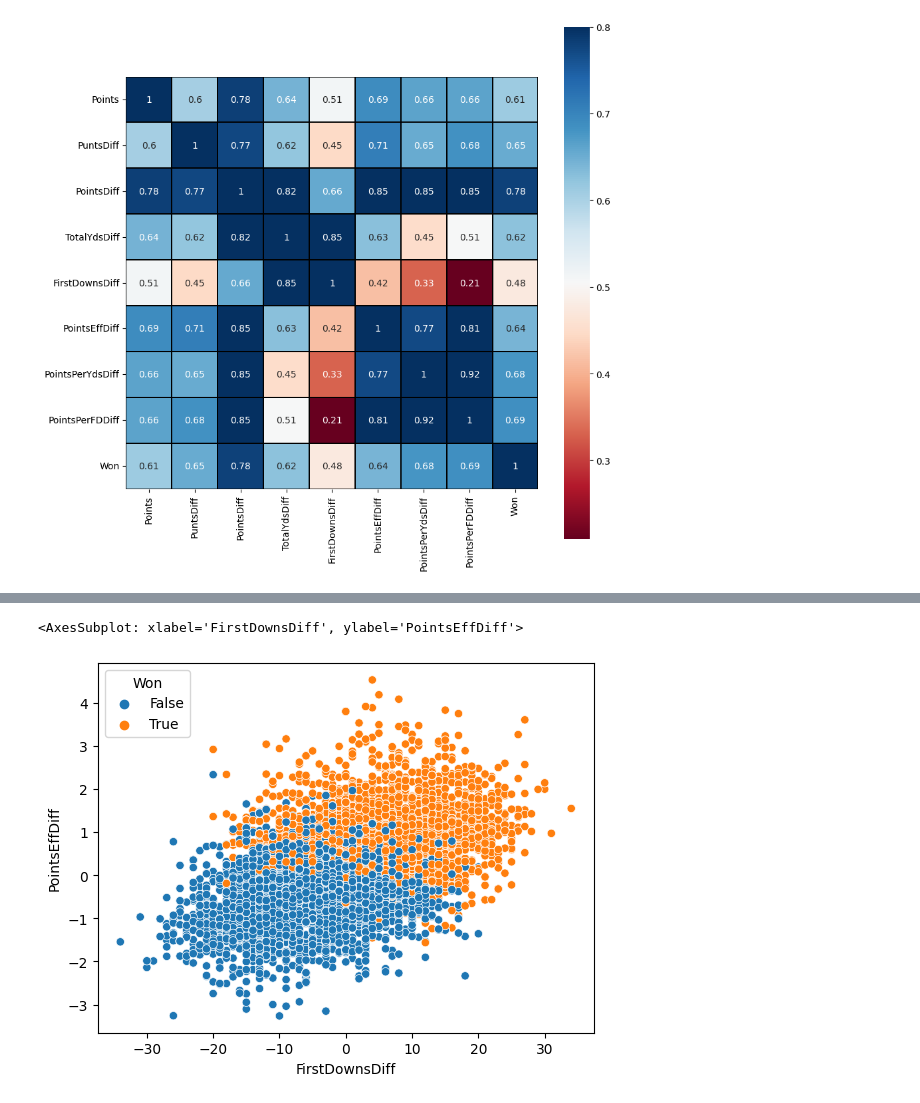
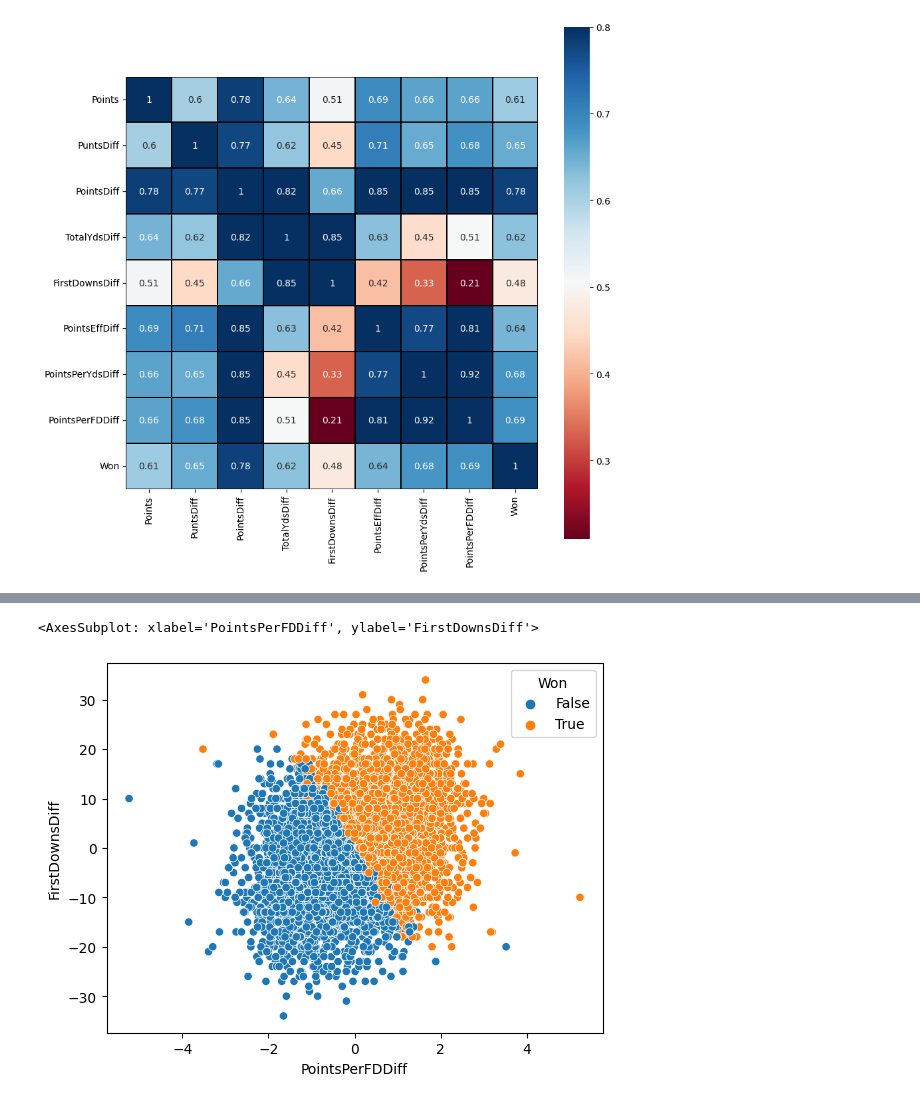
Before and after one commit to osteensco/College-Football-Analysis, a Jupyter notebook: CFA1.ipynb, the cells around one changed output, grey strips where cells are left out. Cells and saved outputs as stored; diff of their text form; code cells hidden in the pictures.

```diff
--- a/CFA1.ipynb
+++ b/CFA1.ipynb
@@ -214,6 +346,6 @@ The new features are higher correlated compared to most of the other features we
 # %%
-sn.scatterplot(data=stats_df, x='FirstDownsDiff', y='PointsEffDiff', hue='Won')
+sn.scatterplot(data=stats_df, x='PointsPerFDDiff', y='FirstDownsDiff', hue='Won')
 # %% [output]
-<AxesSubplot: xlabel='FirstDownsDiff', ylabel='PointsEffDiff'>
+<AxesSubplot: xlabel='PointsPerFDDiff', ylabel='FirstDownsDiff'>
-[figure, old version]
+[figure, new version]
 # %%
```
Also changed, not shown: parts of 17 cells of this notebook.
